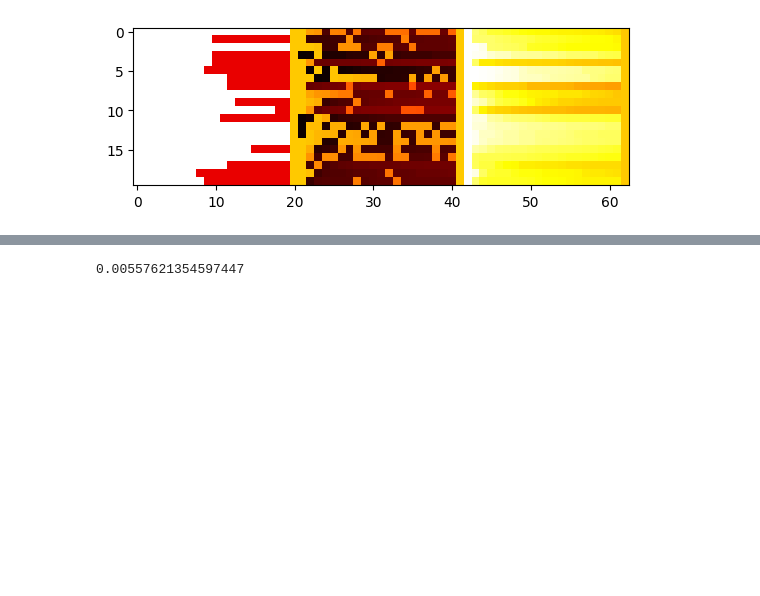
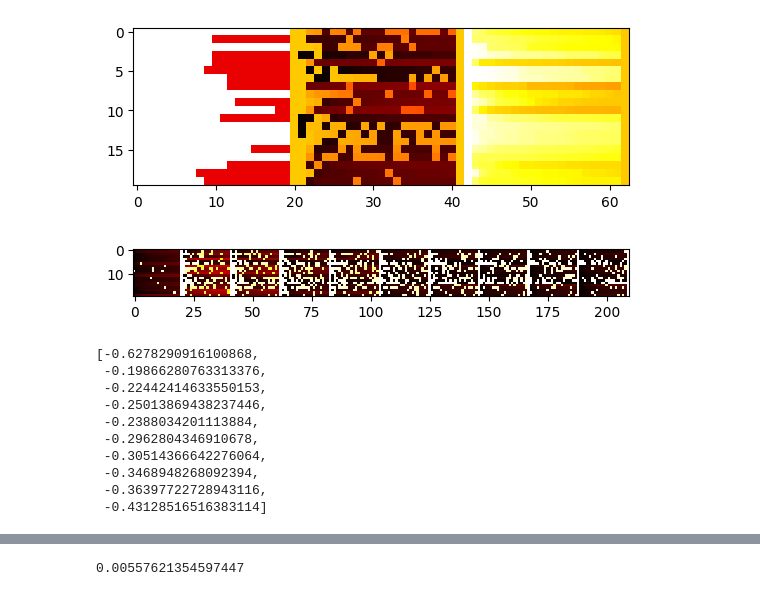
Before and after one commit to aeirya/information-retrieval-course, a Jupyter notebook: hw3/hyperparams.ipynb, the cells around one changed output, grey strips where cells are left out. Saved outputs shown, nothing was run; the diff lists cells and outputs as text; code cells hidden in the pictures; blank space fills up the shorter version.

Commit message:
Plot best hyperparam

```diff
--- a/hw3/hyperparams.ipynb
+++ b/hw3/hyperparams.ipynb
@@ -116,5 +117,5 @@ heatmaps([f(std(M)) for M in Slist])
 # %%
 # Snp = np.array([get(logs[i]) for i in range(len(logs))])
-# path = 'Slist10K.npy'
+path = 'Slist10K.npy'
 # np.save(path, Snp)
-np.load(path).shape
+Snp = np.load(path)
@@ -127,5 +126,8 @@ Snp[3].max()
 # %%
 from util.evaluation import topk
+
+from util.data_reader import read_interaction_matrix
+R = read_interaction_matrix()
 
 def take(M, A):
     return np.take_along_axis(M, A, axis=1)
@@ -144,3 +146,25 @@ M = Snp[3].copy()
 heatmaps([take(R, topk(R, 20))[:20], take((stdrow(M)*(R-0.5)), topk(M, 20))[:20], taketop(stdrow(M), M, 20)])
 # %% [output]
 [figure]
+# %%
+from util import heatmaps
+
+def neg(M):
+    return taketop((stdrow(M)*(R-0.5)), M, 20)
+
+TR = taketop(R, R, 20)
+N = [neg(Snp[i*2]) for i in range(10)]
+heatmaps(N)
+[(M.sum(axis=1)/TR.sum(axis=1)).mean() for M in N]
+# %% [output]
+[figure, added]
+[-0.6278290916100868,
+ -0.19866280763313376,
+ -0.22442414633550153,
+ -0.25013869438237446,
+ -0.2388034201113884,
+ -0.2962804346910678,
+ -0.30514366642276064,
+ -0.3468948268092394,
+ -0.36397722728943116,
+ -0.43128516516383114]
```
Also changed, not shown: parts of 7 cells of this notebook, 1 other file.
